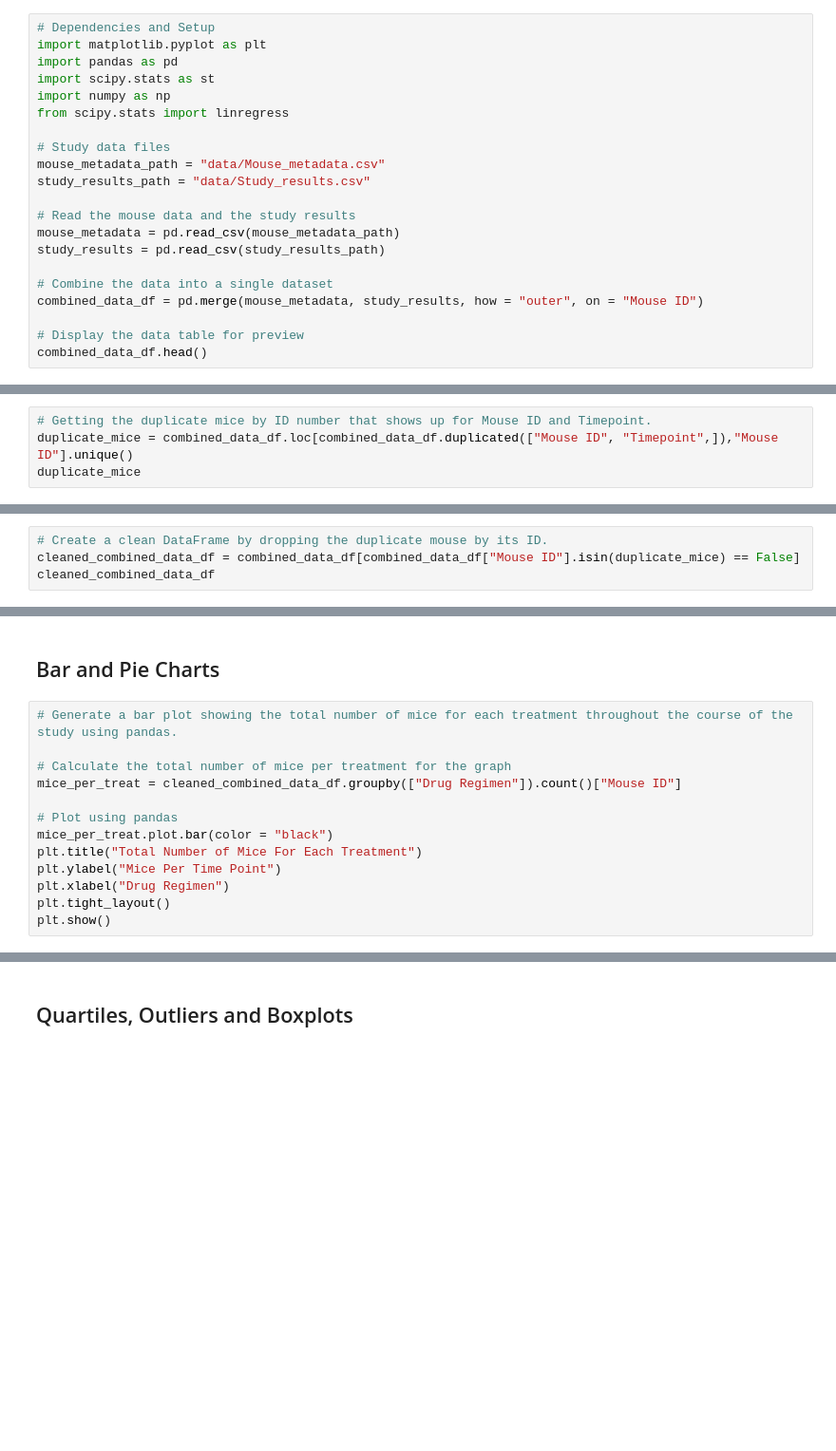
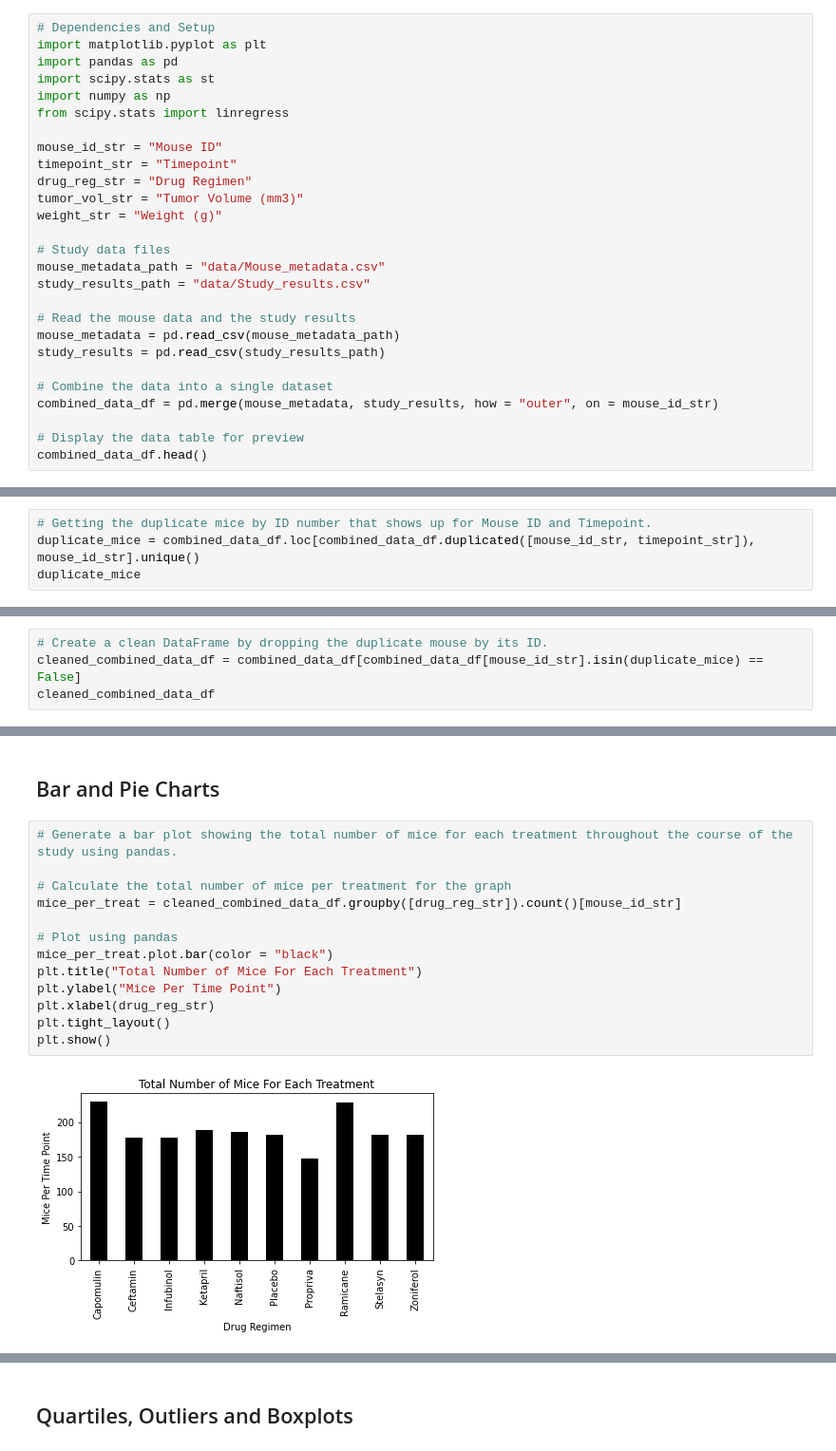
Before and after one commit to Franco1230/05-Matplotlib-Challenge, a Jupyter notebook: Pymaceuticals/pymaceuticals_starter.ipynb, the cells around one changed output, grey strips where cells are left out. Shown: that part at 95% size. Drawn from its saved outputs; the diff is of its cells as text; blank space fills up the shorter version.

```diff
--- a/Pymaceuticals/pymaceuticals_starter.ipynb
+++ b/Pymaceuticals/pymaceuticals_starter.ipynb
@@ -7,6 +7,12 @@ import pandas as pd
 import scipy.stats as st
 import numpy as np
 from scipy.stats import linregress
+
+mouse_id_str = "Mouse ID"
+timepoint_str = "Timepoint"
+drug_reg_str = "Drug Regimen"
+tumor_vol_str = "Tumor Volume (mm3)"
+weight_str = "Weight (g)"
 
 # Study data files
 mouse_metadata_path = "data/Mouse_metadata.csv"
@@ -17,7 +23,7 @@ mouse_metadata = pd.read_csv(mouse_metadata_path)
 study_results = pd.read_csv(study_results_path)
 
 # Combine the data into a single dataset
-combined_data_df = pd.merge(mouse_metadata, study_results, how = "outer", on = "Mouse ID")
+combined_data_df = pd.merge(mouse_metadata, study_results, how = "outer", on = mouse_id_str)
 
 # Display the data table for preview
 combined_data_df.head()
@@ -30,4 +61,4 @@ number_of_mice
 # %%
 # Getting the duplicate mice by ID number that shows up for Mouse ID and Timepoint.
-duplicate_mice = combined_data_df.loc[combined_data_df.duplicated(["Mouse ID", "Timepoint",]),"Mouse ID"].unique()
+duplicate_mice = combined_data_df.loc[combined_data_df.duplicated([mouse_id_str, timepoint_str]), mouse_id_str].unique()
 duplicate_mice
@@ -38,4 +86,4 @@ duplicate_mice_df
 # %%
 # Create a clean DataFrame by dropping the duplicate mouse by its ID.
-cleaned_combined_data_df = combined_data_df[combined_data_df["Mouse ID"].isin(duplicate_mice) == False]
+cleaned_combined_data_df = combined_data_df[combined_data_df[mouse_id_str].isin(duplicate_mice) == False]
 cleaned_combined_data_df
@@ -87,16 +178,18 @@ statistic_summary2.round(2)
 # %%
 # Generate a bar plot showing the total number of mice for each treatment throughout the course of the study using pandas.
 
 # Calculate the total number of mice per treatment for the graph
-mice_per_treat = cleaned_combined_data_df.groupby(["Drug Regimen"]).count()["Mouse ID"]
+mice_per_treat = cleaned_combined_data_df.groupby([drug_reg_str]).count()[mouse_id_str]
 
 # Plot using pandas
 mice_per_treat.plot.bar(color = "black")
 plt.title("Total Number of Mice For Each Treatment")
 plt.ylabel("Mice Per Time Point")
-plt.xlabel("Drug Regimen")
+plt.xlabel(drug_reg_str)
 plt.tight_layout()
 plt.show()
+# %% [output]
+[figure, added]
 # %%
 # Generate a bar plot showing the total number of mice for each treatment throughout the course of the study using pyplot.
 
```
Also changed, not shown: parts of 19 cells of this notebook.
